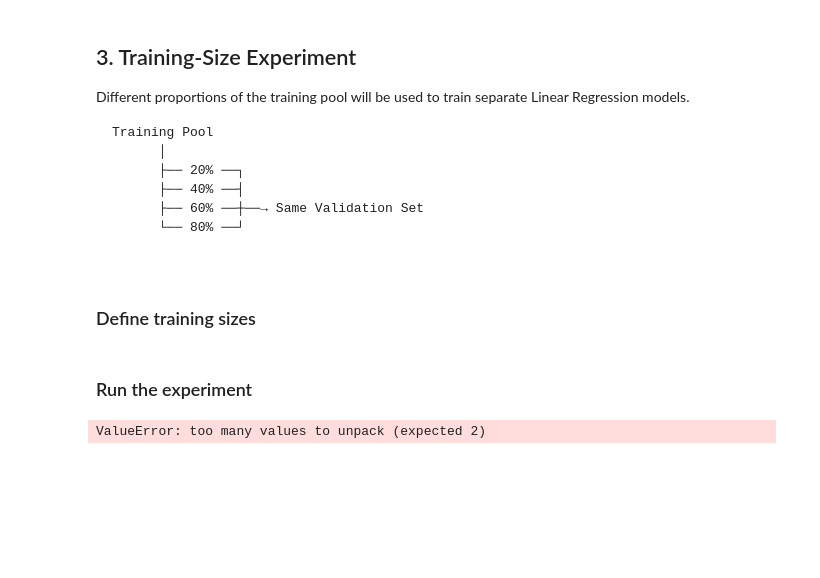
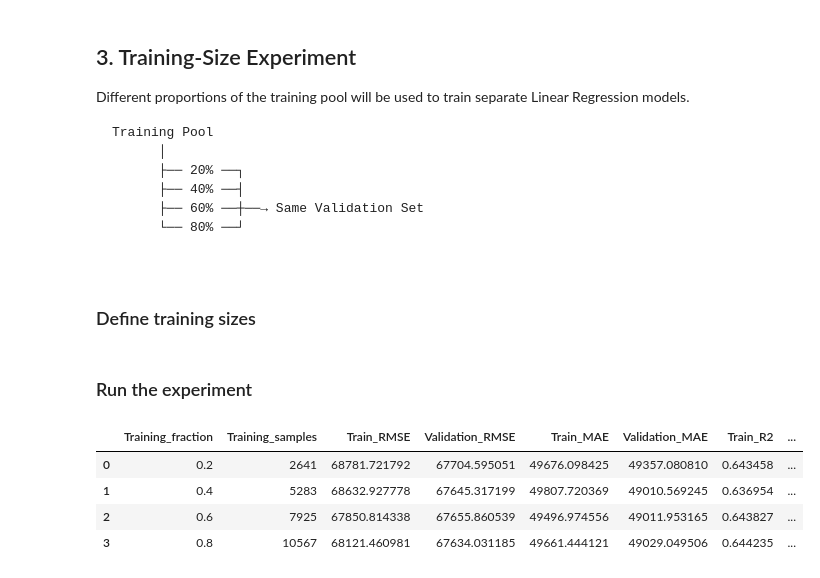
Before and after one commit to amanvashisth/House-Price-Prediction-ML-Project, a Jupyter notebook: Notebooks/Experiments/experiment_1.ipynb, the cells around one changed output. Drawn from its saved outputs; the diff is of its cells as text; code cells hidden in the pictures; blank space fills up the shorter version.

```diff
--- a/Notebooks/Experiments/experiment_1.ipynb
+++ b/Notebooks/Experiments/experiment_1.ipynb
@@ -124,10 +161,42 @@ from sklearn.metrics import root_mean_squared_error, mean_absolute_error, r2_sco
 
 results = []
 
-for fractions in training_fractions:
+for fraction in training_fractions:
     #Do train test split for different training data sizes
-    x_subset, _, y_subset, _ = train_test_split(x_train_pool, y_train_pool, train_size=fractions, random_state=12)
+    x_subset, _, y_subset, _ = train_test_split(x_train_pool, y_train_pool, train_size=fraction, random_state=12)
 
     model = clone(baseline_lr)
+    model.fit(x_subset,y_subset)
+
+
+    y_train_pred = model.predict(x_subset)
+    y_val_pred = model.predict(x_val)
+
+    train_rmse = root_mean_squared_error(y_subset,y_train_pred)
+    val_rmse = root_mean_squared_error(y_val, y_val_pred)
+
+    train_mae = mean_absolute_error(y_subset,y_train_pred)
+    val_mae = mean_absolute_error(y_val, y_val_pred)
+
+    train_r2 = r2_score(y_subset,y_train_pred)
+    val_r2 = r2_score(y_val, y_val_pred)
+
+    results.append({
+        "Training_fraction": fraction,
+        "Training_samples": len(x_subset),
+        "Train_RMSE": train_rmse,
+        "Validation_RMSE": val_rmse,
+        "Train_MAE": train_mae,
+        "Validation_MAE": val_mae,
+        "Train_R2": train_r2,
+        "Validation_R2": val_r2
+    })
-# %% [output]
-ValueError: too many values to unpack (expected 2)
+# %%
+results_df = pd.DataFrame(results)
+results_df
+# %% [output]
+|  | Training_fraction | Training_samples | Train_RMSE | Validation_RMSE | Train_MAE | Validation_MAE | Train_R2 | ... |
+| 0 | 0.2 | 2641 | 68781.721792 | 67704.595051 | 49676.098425 | 49357.080810 | 0.643458 | ... |
+| 1 | 0.4 | 5283 | 68632.927778 | 67645.317199 | 49807.720369 | 49010.569245 | 0.636954 | ... |
+| 2 | 0.6 | 7925 | 67850.814338 | 67655.860539 | 49496.974556 | 49011.953165 | 0.643827 | ... |
+| 3 | 0.8 | 10567 | 68121.460981 | 67634.031185 | 49661.444121 | 49029.049506 | 0.644235 | ... |
```
Also changed, not shown: parts of 5 cells of this notebook.
